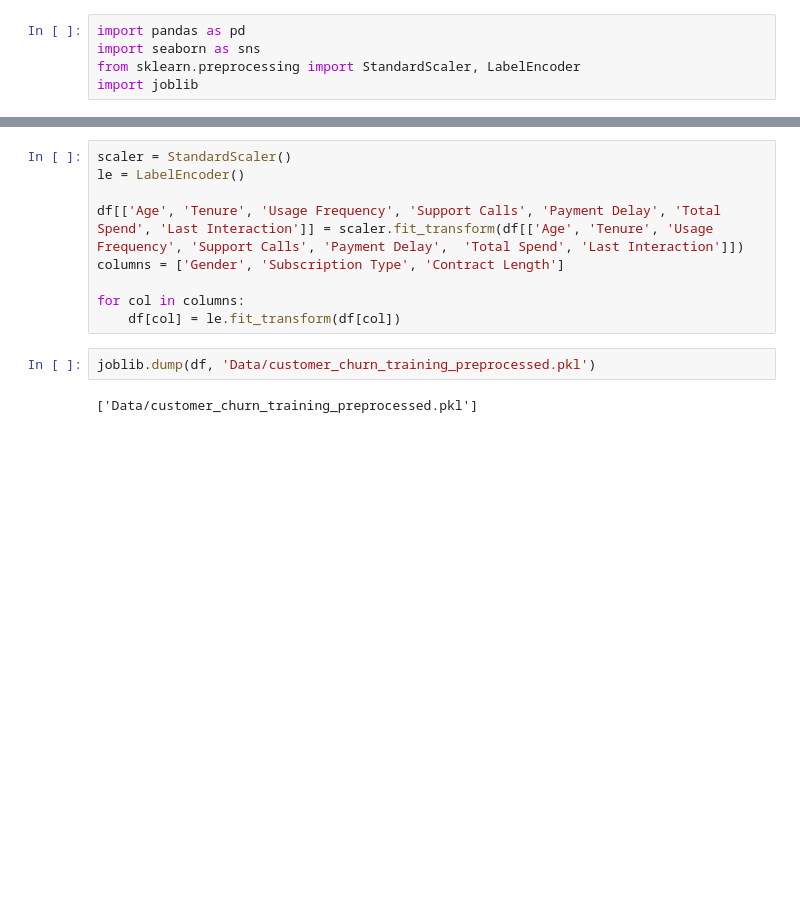
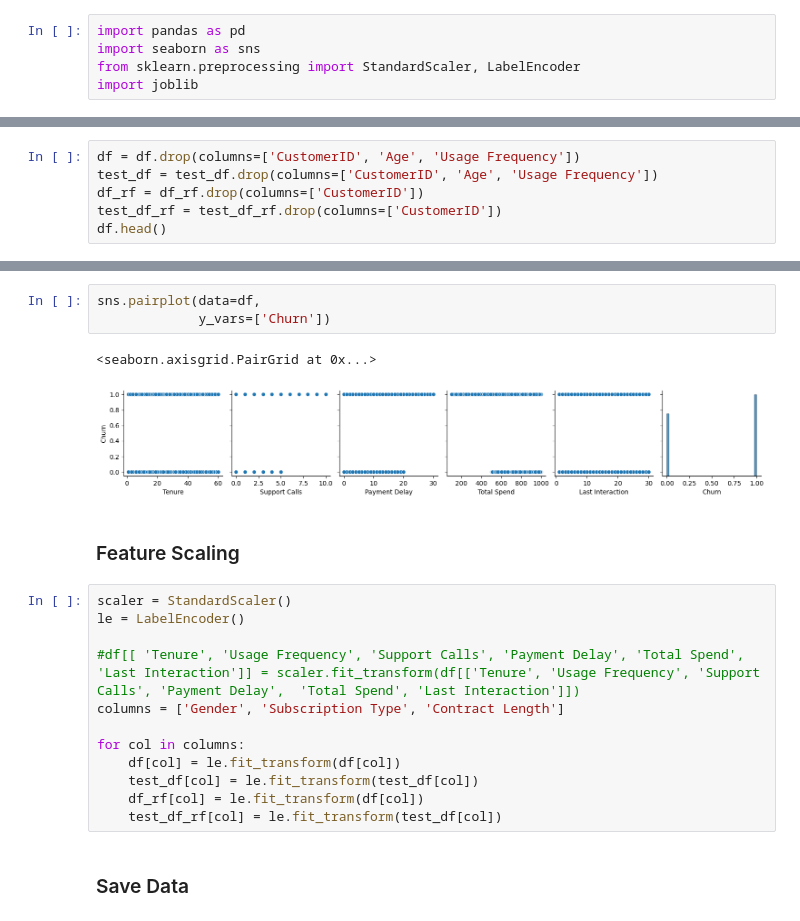
Before and after one commit to sghatak5/Customer-Churn-Prediction, a Jupyter notebook: 01_DataPreparation.ipynb, the cells around one changed output, grey strips where cells are left out. Cells and saved outputs as stored; diff of their text form; blank space fills up the shorter version.

```diff
--- a/01_DataPreparation.ipynb
+++ b/01_DataPreparation.ipynb
@@ -52,0 +53,6 @@ df.head()
+# %%
+df = df.drop(columns=['CustomerID', 'Age', 'Usage Frequency'])
+test_df = test_df.drop(columns=['CustomerID', 'Age', 'Usage Frequency'])
+df_rf = df_rf.drop(columns=['CustomerID'])
+test_df_rf = test_df_rf.drop(columns=['CustomerID'])
+df.head()
@@ -53,13 +66,22 @@ df.head()
+# %%
+sns.pairplot(data=df,
+             y_vars=['Churn'])
+# %% [output]
+<seaborn.axisgrid.PairGrid at 0x...>
+[figure, added]
+# %% [markdown]
+### Feature Scaling
 # %%
 scaler = StandardScaler()
 le = LabelEncoder()
 
-df[['Age', 'Tenure', 'Usage Frequency', 'Support Calls', 'Payment Delay', 'Total Spend', 'Last Interaction']] = scaler.fit_transform(df[['Age', 'Tenure', 'Usage Frequency', 'Support Calls', 'Payment Delay',  'Total Spend', 'Last Interaction']])
+#df[[ 'Tenure', 'Usage Frequency', 'Support Calls', 'Payment Delay', 'Total Spend', 'Last Interaction']] = scaler.fit_transform(df[['Tenure', 'Usage Frequency', 'Support Calls', 'Payment Delay',  'Total Spend', 'Last Interaction']])
 columns = ['Gender', 'Subscription Type', 'Contract Length']
 
 for col in columns:
     df[col] = le.fit_transform(df[col])
+    test_df[col] = le.fit_transform(test_df[col])
+    df_rf[col] = le.fit_transform(df[col])
+    test_df_rf[col] = le.fit_transform(test_df[col])
-# %%
-joblib.dump(df, 'Data/customer_churn_training_preprocessed.pkl')
-# %% [output]
-['Data/customer_churn_training_preprocessed.pkl']
+# %% [markdown]
+### Save Data
```
Also changed, not shown: parts of 9 cells of this notebook, 8 other files.
